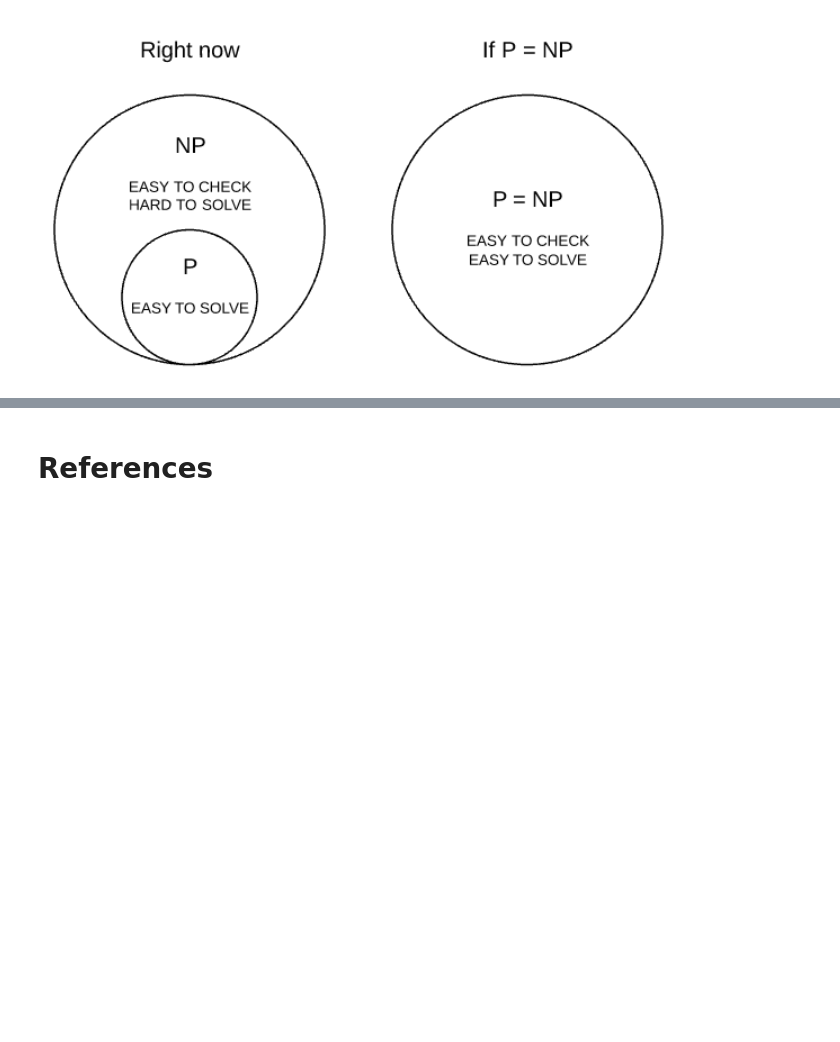
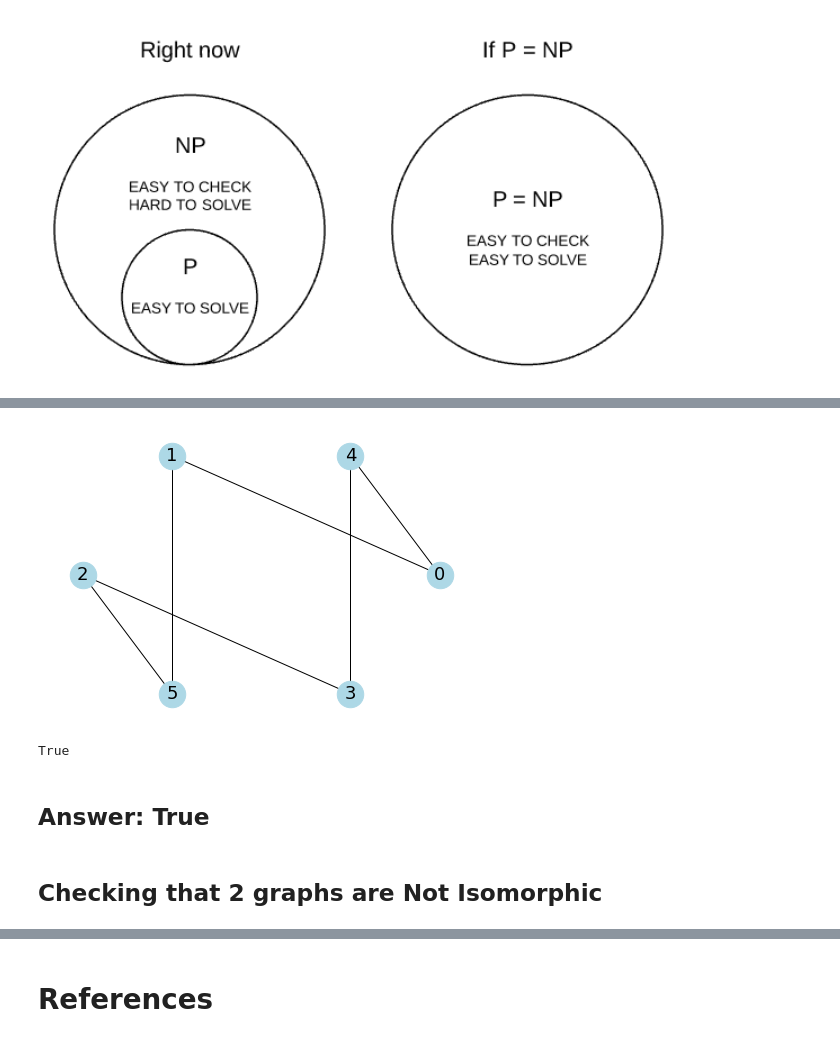
Before and after one commit to Keelan1996/Graph-Theory-Project, a Jupyter notebook: graph-isomorphism.ipynb, the cells around one changed output, grey strips where cells are left out. Saved outputs shown, nothing was run; the diff lists cells and outputs as text; code cells hidden in the pictures; blank space fills up the shorter version.

```diff
--- a/graph-isomorphism.ipynb
+++ b/graph-isomorphism.ipynb
@@ -49,0 +198,18 @@ The below diagram demostartes what I mean:
+# %%
+#draws graph 2
+nx.draw_circular(g2, **params)
+# %% [output]
+[figure, added]
+# %%
+# This gets the matrices of the 2 graphs
+M1 = nx.to_numpy_array(g1).astype(np.uint8)
+M2 = nx.to_numpy_array(g2).astype(np.uint8)
+
+# call function on matrices
+checkIso(M1, M2)
+# %% [output]
+True
+# %% [markdown]
+## Answer: True
+# %% [markdown]
+## Checking that 2 graphs are Not Isomorphic
```
Also changed, not shown: parts of 12 cells of this notebook.
